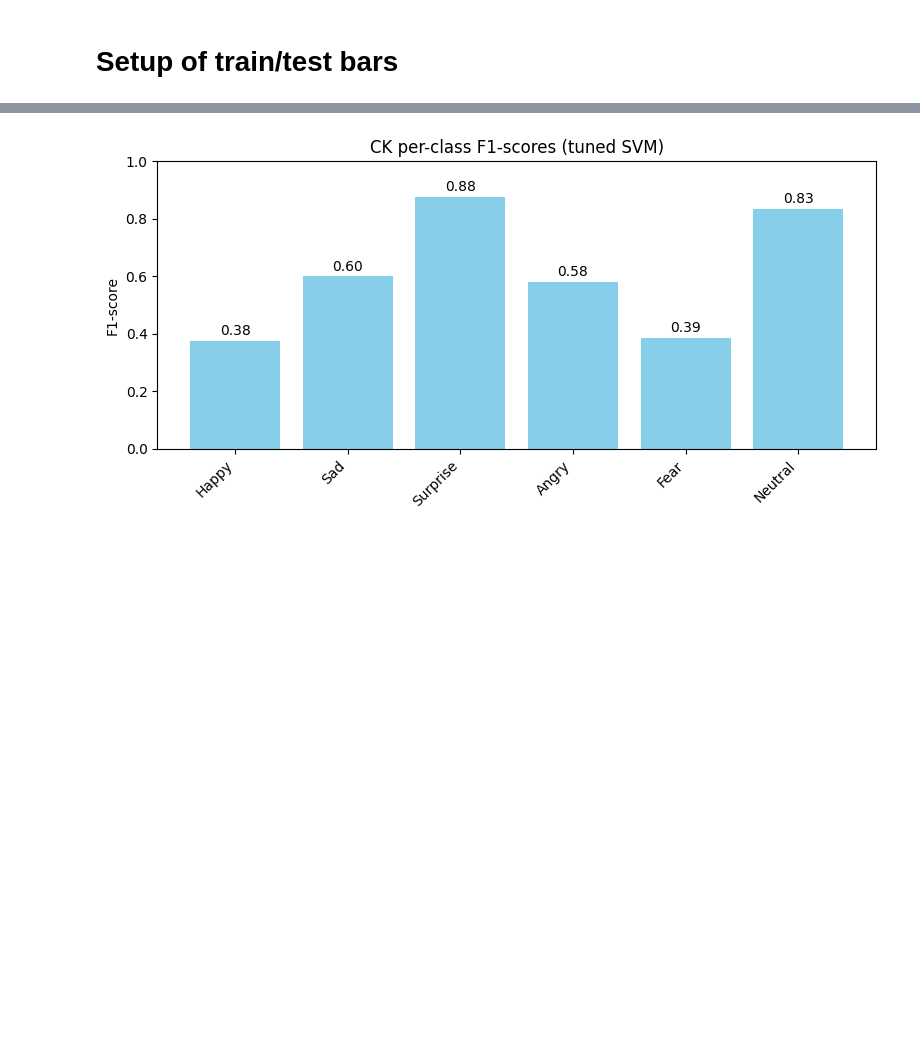
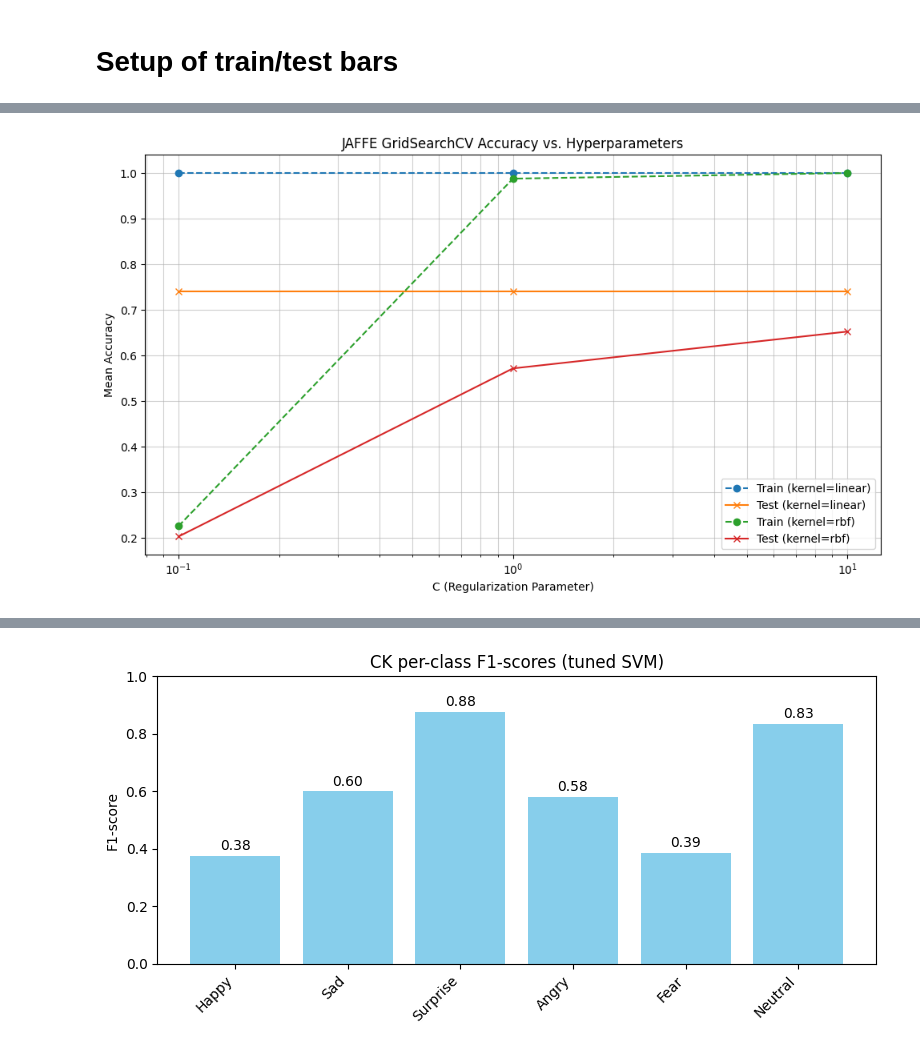
Before and after one commit to RamyAkin/AI-Models, a Jupyter notebook: FERRASaidi.ipynb, the cells around one changed output, grey strips where cells are left out. Cells and saved outputs as stored; diff of their text form; code cells hidden in the pictures; blank space fills up the shorter version.

```diff
--- a/FERRASaidi.ipynb
+++ b/FERRASaidi.ipynb
@@ -424,0 +428,31 @@ plot_per_class_f1(
+# %%
+def plot_grid_search_results(grid_search, title):
+    results = grid_search.cv_results_
+    df = pd.DataFrame(results)
+
+    fig, ax = plt.subplots(figsize=(10, 6))
+
+    # Plot for each kernel
+    for kernel in df['param_svm__kernel'].unique():
+        kernel_df = df[df['param_svm__kernel'] == kernel]
+        # Sort by C for proper line plotting
+        kernel_df = kernel_df.sort_values(by='param_svm__C')
+
+        ax.plot(kernel_df['param_svm__C'], kernel_df['mean_train_score'],
+                label=f'Train (kernel={kernel})', marker='o', linestyle='--')
+        ax.plot(kernel_df['param_svm__C'], kernel_df['mean_test_score'],
+                label=f'Test (kernel={kernel})', marker='x')
+
+    ax.set_xscale('log') # C values are often on a log scale
+    ax.set_xlabel('C (Regularization Parameter)')
+    ax.set_ylabel('Mean Accuracy')
+    ax.set_title(title)
+    ax.legend()
+    ax.grid(True, which="both", ls="-", alpha=0.6)
+    plt.tight_layout()
+    plt.show()
+
+
+plot_grid_search_results(grid_jaffe, "JAFFE GridSearchCV Accuracy vs. Hyperparameters")
+# %% [output]
+[figure, added]
```
Also changed, not shown: parts of 8 cells of this notebook.
